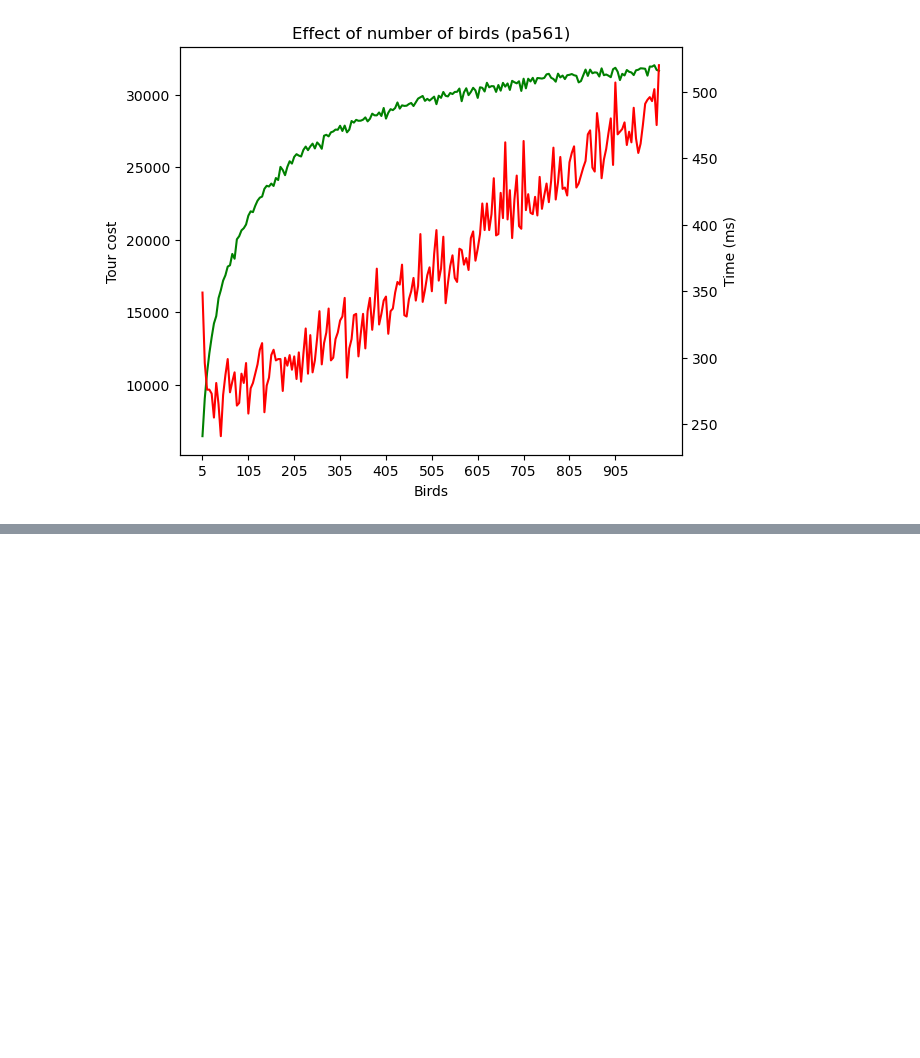
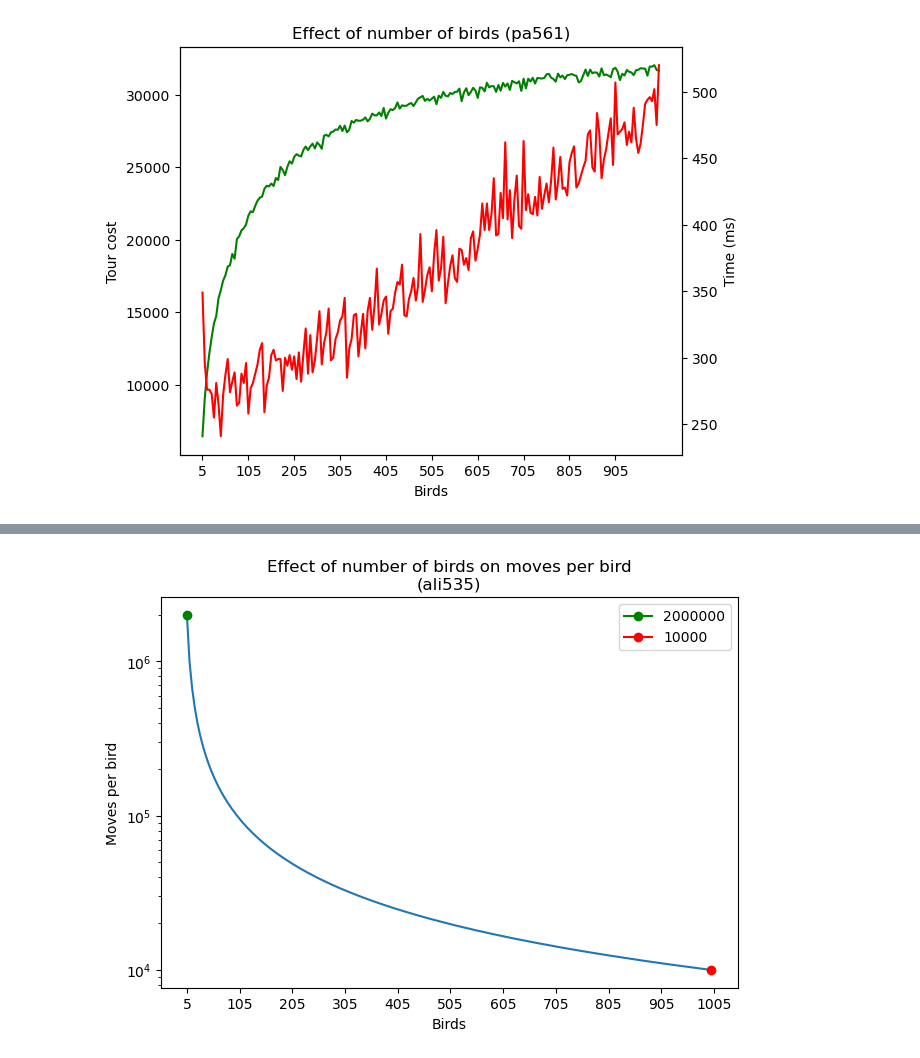
Before and after one commit to TimCares/AFB-Metaheuristic, a Jupyter notebook: src/vis/vis.ipynb, the cells around one changed output, grey strips where cells are left out. Drawn from its saved outputs; the diff is of its cells as text; code cells hidden in the pictures; blank space fills up the shorter version.

```diff
--- a/src/vis/vis.ipynb
+++ b/src/vis/vis.ipynb
@@ -78,0 +105,18 @@ plt.show()
+# %%
+fig, ax1 = plt.subplots(layout='constrained')
+
+
+ax1.plot(n_birds, data_rounds)
+ax1.set_ylabel('Moves per bird')
+ax1.set_yscale(value='log')
+ax1.set_xlabel('Birds')
+ax1.set_xticks(n_birds_label)
+ax1.set_xticklabels(n_birds_label)
+ax1.plot(n_birds[0], data_rounds[0], marker='o', color='green', label=f'{data_rounds[0][0]+1}')
+ax1.plot(n_birds[-1], data_rounds[-1], marker='o', color='red', label=f'{data_rounds[-1][0]+1}')
+ax1.legend()
+
+plt.title("Effect of number of birds on moves per bird\n(ali535)")
+plt.show()
+# %% [output]
+[figure, added]
```
Also changed, not shown: parts of 3 cells of this notebook, 6 other files.
